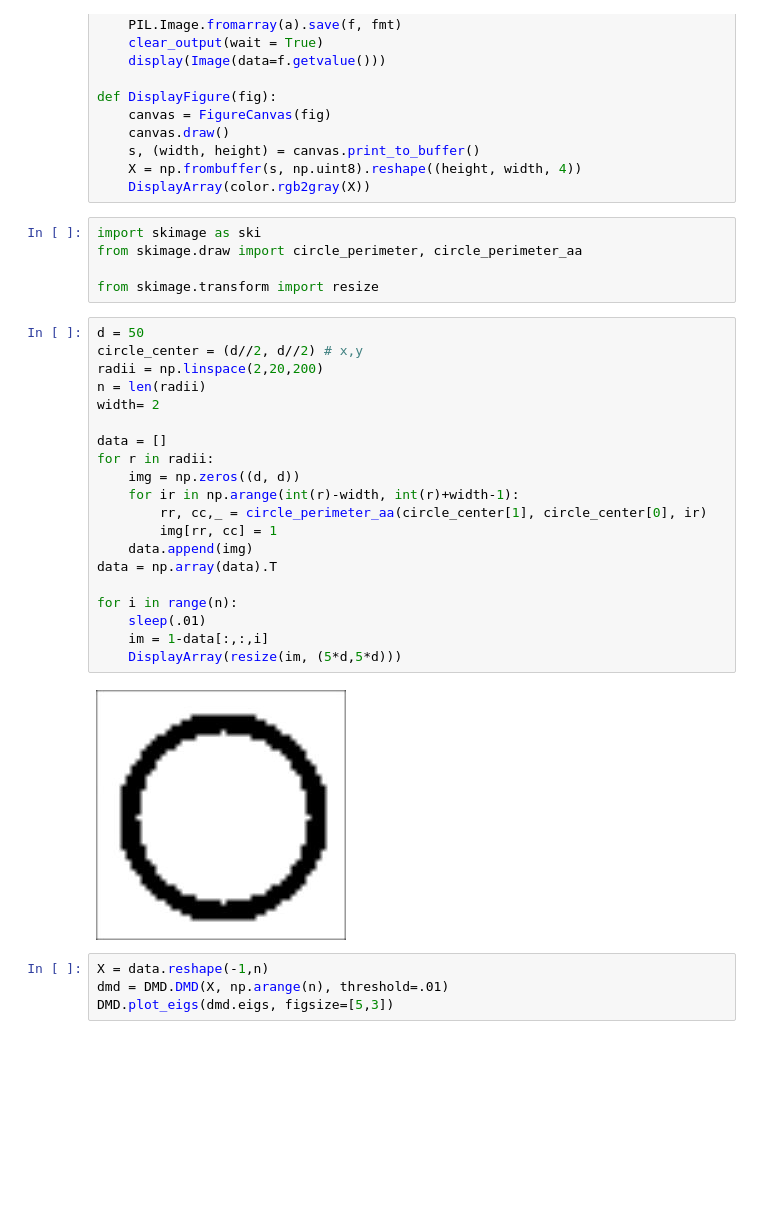
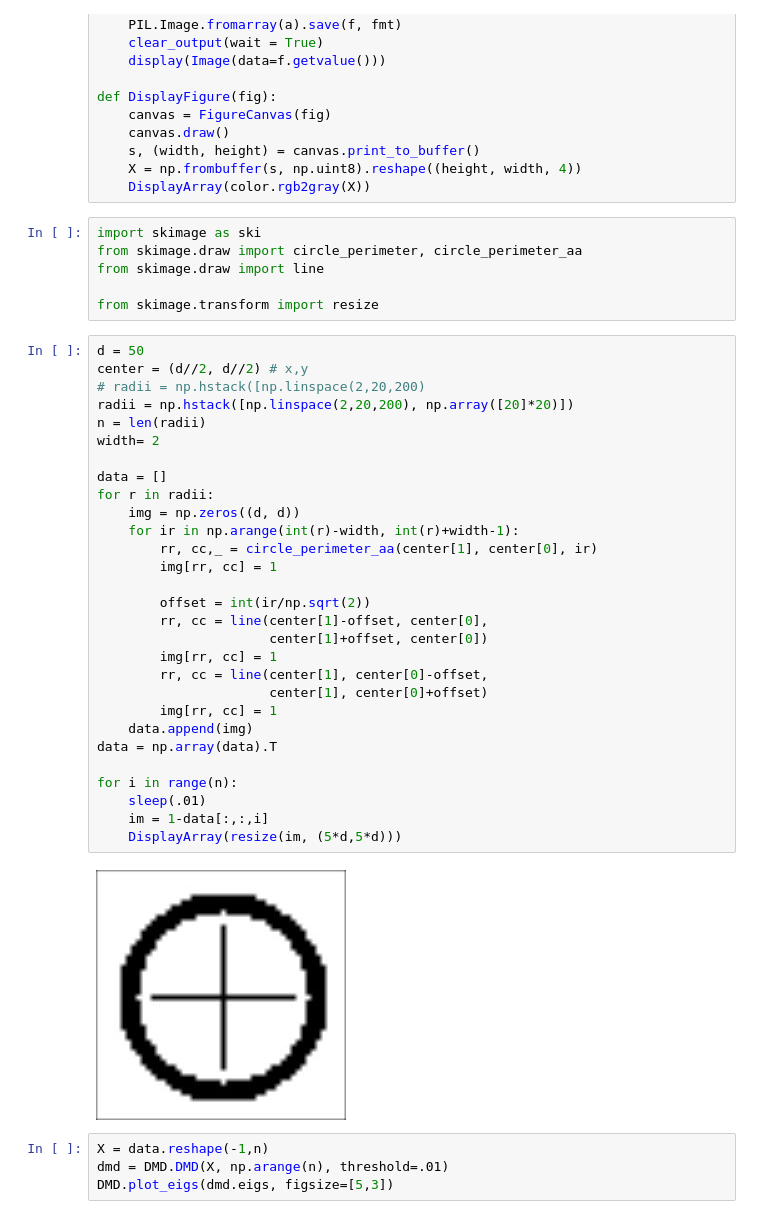
Before and after one commit to andgoldschmidt/DMD, a Jupyter notebook: Examples.ipynb, the cells around one changed output. Saved outputs shown, nothing was run; the diff lists cells and outputs as text; blank space fills up the shorter version.

Commit message:
Added example for growing circles.

```diff
--- a/Examples.ipynb
+++ b/Examples.ipynb
@@ -235,30 +235,40 @@ def DisplayFigure(fig):
 # %%
 import skimage as ski
 from skimage.draw import circle_perimeter, circle_perimeter_aa
+from skimage.draw import line
 
 from skimage.transform import resize
 # %%
 d = 50
-circle_center = (d//2, d//2) # x,y
-radii = np.linspace(2,20,200)
+center = (d//2, d//2) # x,y
+# radii = np.hstack([np.linspace(2,20,200)
+radii = np.hstack([np.linspace(2,20,200), np.array([20]*20)])
 n = len(radii)
 width= 2
 
 data = []
 for r in radii:
     img = np.zeros((d, d))
     for ir in np.arange(int(r)-width, int(r)+width-1):
-        rr, cc,_ = circle_perimeter_aa(circle_center[1], circle_center[0], ir)
+        rr, cc,_ = circle_perimeter_aa(center[1], center[0], ir)
+        img[rr, cc] = 1
+
+        offset = int(ir/np.sqrt(2))
+        rr, cc = line(center[1]-offset, center[0],
+                      center[1]+offset, center[0])
+        img[rr, cc] = 1
+        rr, cc = line(center[1], center[0]-offset,
+                      center[1], center[0]+offset)
         img[rr, cc] = 1
     data.append(img)
 data = np.array(data).T
 
 for i in range(n):
     sleep(.01)
     im = 1-data[:,:,i]
     DisplayArray(resize(im, (5*d,5*d)))
 # %% [output]
-[figure, old version]
+[figure, new version]
 # %%
 X = data.reshape(-1,n)
 dmd = DMD.DMD(X, np.arange(n), threshold=.01)
```
Also changed, not shown: parts of 2 cells of this notebook.
